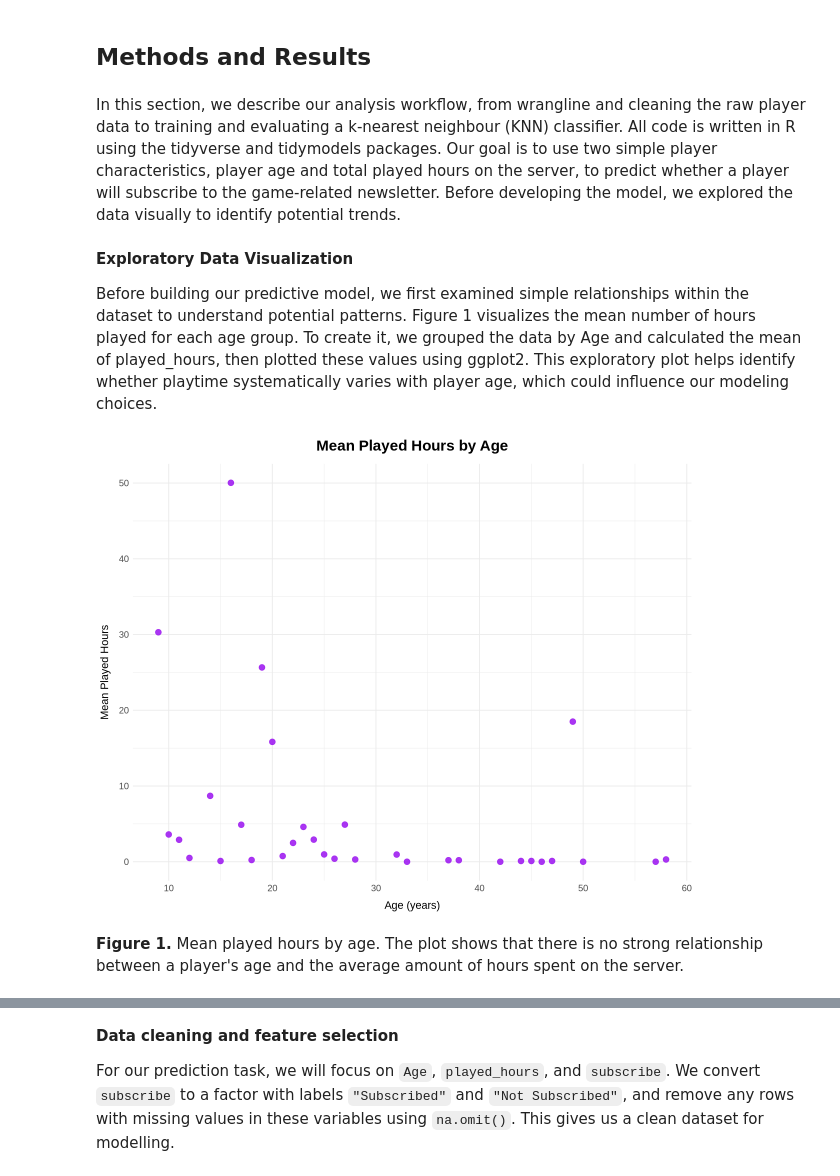
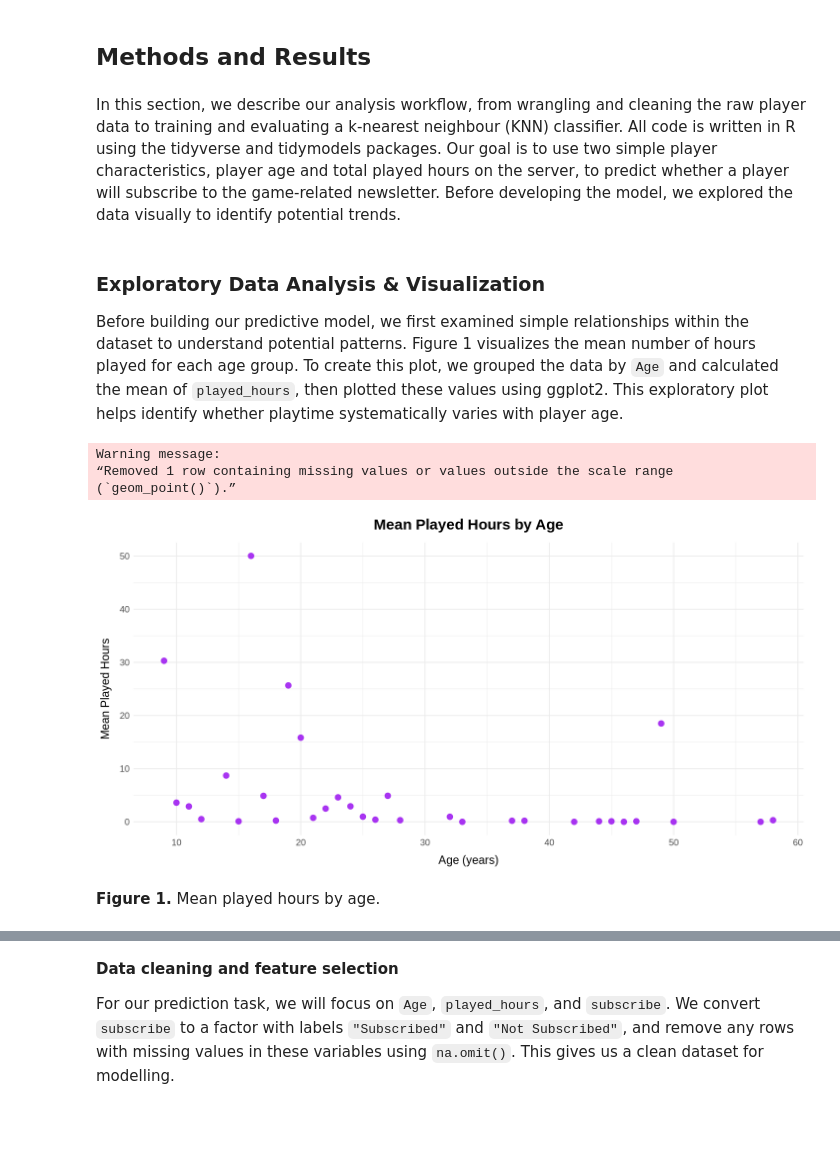
Before and after one commit to Aylin-Ab/dsci100-2025w1-group27, a Jupyter notebook: Group27-Project.ipynb, the cells around one changed output, grey strips where cells are left out. Cells and saved outputs as stored; diff of their text form; code cells hidden in the pictures; blank space fills up the shorter version.

Commit message:
Refined Exploratory Visualization Section

```diff
--- a/Group27-Project.ipynb
+++ b/Group27-Project.ipynb
@@ -120,31 +120,38 @@ A tibble: 1 × 3
 # %% [markdown]
 ## **Methods and Results**
 # %% [markdown]
-In this section, we describe our analysis workflow, from wrangline and cleaning the raw player data to training and evaluating a k-nearest neighbour (KNN) classifier. All code is written in R using the tidyverse and tidymodels packages. Our goal is to use two simple player characteristics, player age and total played hours on the server, to predict whether a player will subscribe to the game-related newsletter. Before developing the model, we explored the data visually to identify potential trends.
+In this section, we describe our analysis workflow, from wrangling and cleaning the raw player data to training and evaluating a k-nearest neighbour (KNN) classifier. All code is written in R using the tidyverse and tidymodels packages. Our goal is to use two simple player characteristics, player age and total played hours on the server, to predict whether a player will subscribe to the game-related newsletter. Before developing the model, we explored the data visually to identify potential trends.
 # %% [markdown]
-**Exploratory Data Visualization**
+### Exploratory Data Analysis & Visualization
 
-Before building our predictive model, we first examined simple relationships within the dataset to understand potential patterns. Figure 1 visualizes the mean number of hours played for each age group. To create it, we grouped the data by Age and calculated the mean of played_hours, then plotted these values using ggplot2. This exploratory plot helps identify whether playtime systematically varies with player age, which could influence our modeling choices.
+Before building our predictive model, we first examined simple relationships within the dataset to understand potential patterns. Figure 1 visualizes the mean number of hours played for each age group. To create this plot, we grouped the data by `Age` and calculated the mean of `played_hours`, then plotted these values using ggplot2. This exploratory plot helps identify whether playtime systematically varies with player age.
 # %%
+options(repr.plot.width = 12, repr.plot.height = 6)
+
 age_means  <- players |>
   group_by(Age) |>
   summarise(mean_played_hours = mean(played_hours, na.rm = TRUE))
 
 
-ggplot(age_means, na.rm = TRUE, aes(x = Age, y = mean_played_hours)) +
-  geom_point(color = "purple", size = 3, alpha = 0.9) +
-  labs(
+age_vs_hours <- age_means |>
+    ggplot(aes(x = Age, y = mean_played_hours)) +
+    geom_point(color = "purple", size = 3, alpha = 0.9) +
+    labs(
     title = "Mean Played Hours by Age",
     x = "Age (years)",
     y = "Mean Played Hours") +
     theme_minimal() +
     theme(
-    plot.title = element_text(size = 18, face = "bold", hjust = 0.5, margin = margin(b = 12)),
-    axis.title = element_text(size = 13),
-    axis.text = element_text(size = 11),
-    axis.title.x = element_text(margin = margin(t = 10)),
-    axis.title.y = element_text(margin = margin(r = 10)))
+        plot.title = element_text(size = 18, face = "bold", hjust = 0.5, margin = margin(b = 12)),
+        axis.title = element_text(size = 14),
+        axis.text = element_text(size = 11),
+        axis.title.x = element_text(margin = margin(t = 10)),
+        axis.title.y = element_text(margin = margin(r = 10)))
+age_vs_hours
 # %% [output]
+Warning message:
+“Removed 1 row containing missing values or values outside the scale range
+(`geom_point()`).”
-[figure, old version]
+[figure, new version]
 # %% [markdown]
-**Figure 1.** Mean played hours by age. The plot shows that there is no strong relationship between a player's age and the average amount of hours spent on the server.
+**Figure 1.** Mean played hours by age.
```
Also changed, not shown: parts of 10 cells of this notebook.
